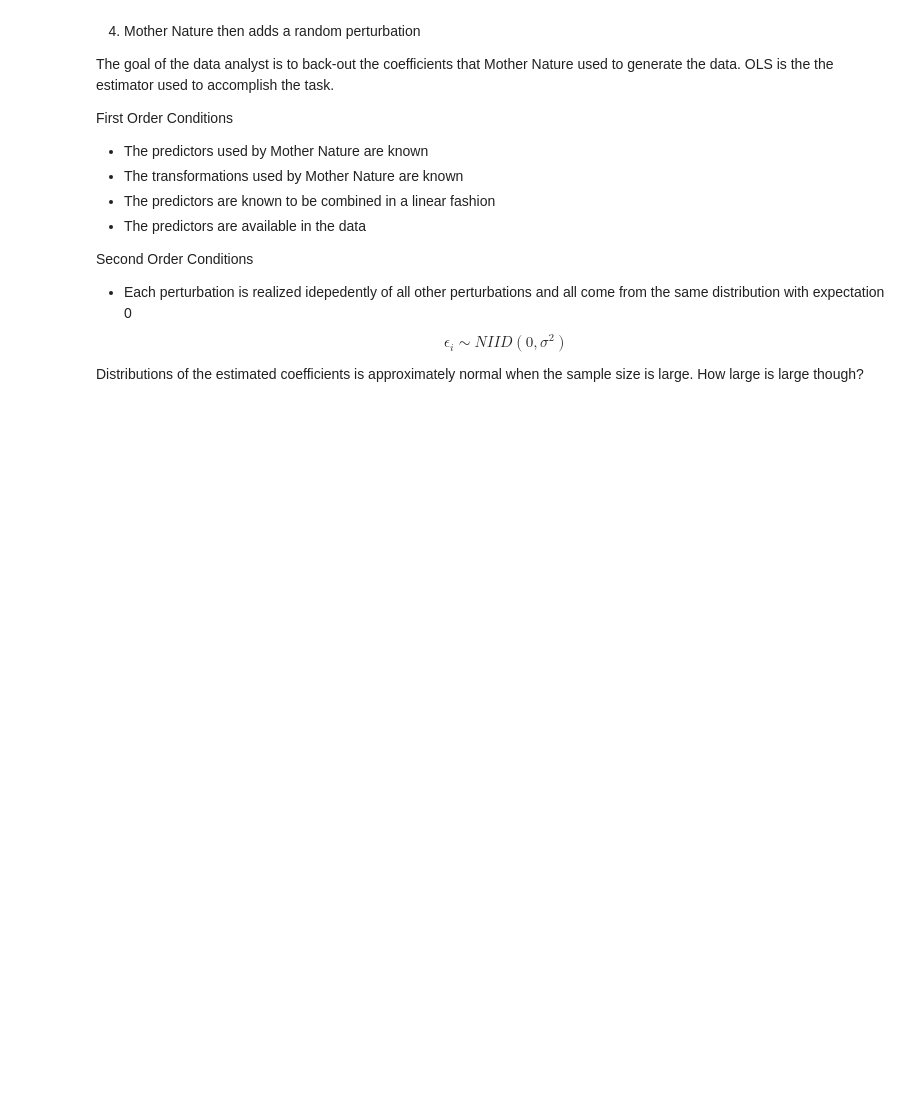
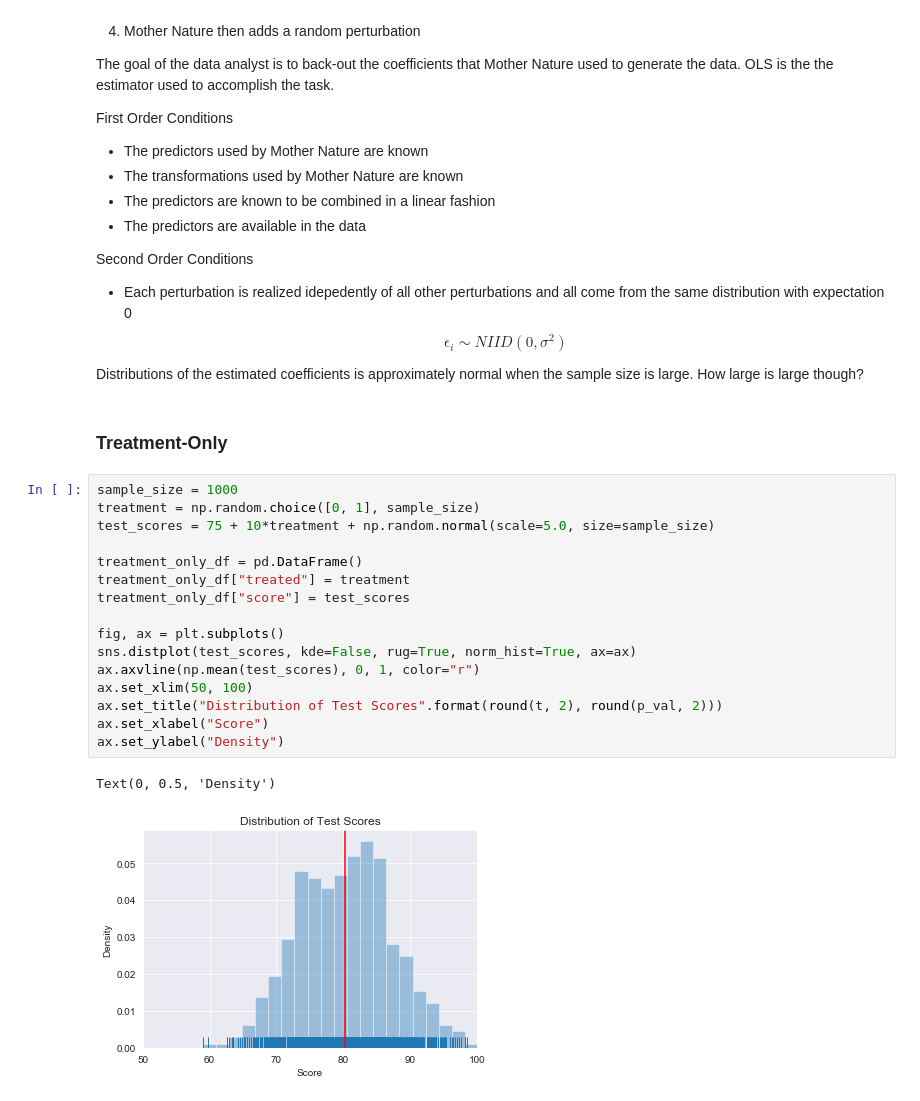
Before and after one commit to zduey/metrics, a Jupyter notebook: 00_background.ipynb, the cells around one changed output. Saved outputs shown, nothing was run; the diff lists cells and outputs as text; blank space fills up the shorter version.

```diff
--- a/00_background.ipynb
+++ b/00_background.ipynb
@@ -235,3 +255,24 @@ Second Order Conditions
 - Each perturbation is realized idepedently of all other perturbations and all come from the same distribution with expectation 0 $$\epsilon_i \sim NIID(0, \sigma^2)$$
 
 Distributions of the estimated coefficients is approximately normal when the sample size is large. How large is large though?
+# %% [markdown]
+### Treatment-Only
+# %%
+sample_size = 1000
+treatment = np.random.choice([0, 1], sample_size)
+test_scores = 75 + 10*treatment + np.random.normal(scale=5.0, size=sample_size)
+
+treatment_only_df = pd.DataFrame()
+treatment_only_df["treated"] = treatment
+treatment_only_df["score"] = test_scores
+
+fig, ax = plt.subplots()
+sns.distplot(test_scores, kde=False, rug=True, norm_hist=True, ax=ax)
+ax.axvline(np.mean(test_scores), 0, 1, color="r")
+ax.set_xlim(50, 100)
+ax.set_title("Distribution of Test Scores".format(round(t, 2), round(p_val, 2)))
+ax.set_xlabel("Score")
+ax.set_ylabel("Density")
+# %% [output]
+Text(0, 0.5, 'Density')
+[figure, added]
```
Also changed, not shown: parts of 20 cells of this notebook, 1 other file.
